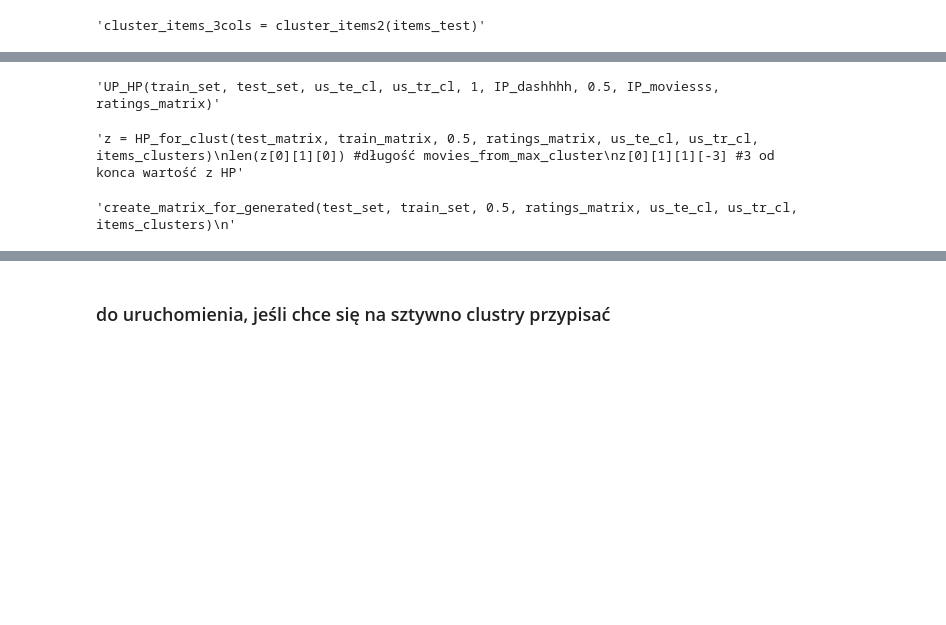
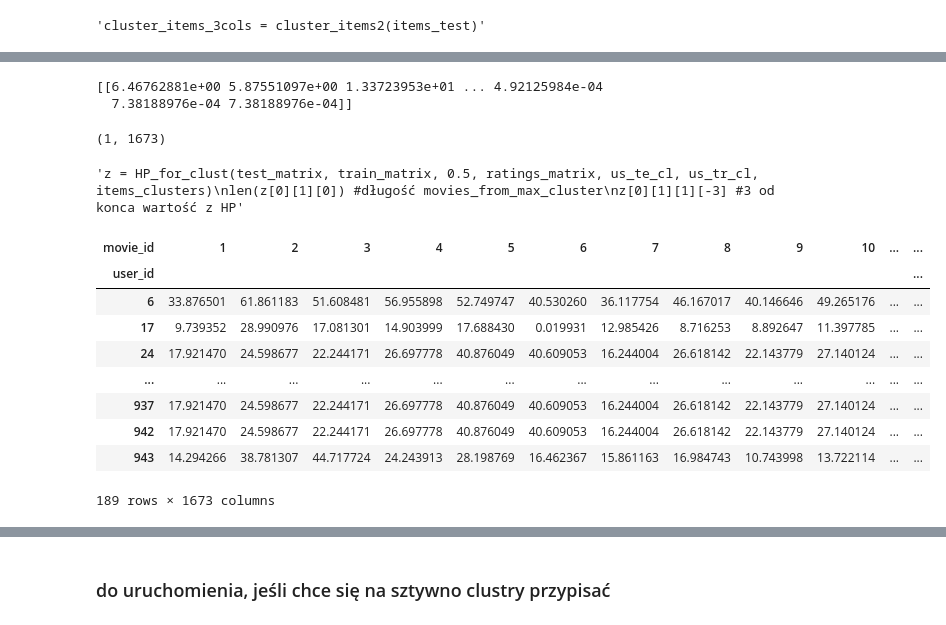
Before and after one commit to WypychKarolina/Cold-Start-Problem-in-RS, a Jupyter notebook: notebooks/popularity/popularity_v2.ipynb, the cells around one changed output, grey strips where cells are left out. Cells and saved outputs as stored; diff of their text form; code cells hidden in the pictures; blank space fills up the shorter version.

```diff
--- a/notebooks/popularity/popularity_v2.ipynb
+++ b/notebooks/popularity/popularity_v2.ipynb
@@ -43,8 +43,8 @@ train_set.to_csv(Path('..','..','outputs','train_set.csv'), index = False)
 test_set.to_csv(Path('..','..','outputs','test_set.csv'), index = False)
 
 all_users_clustered = users_train_clusters = cluster_users(users_train.copy(), users_test.copy())
-users_train_clustered = all_users_clustered[1]
-users_test_clustered = all_users_clustered[0]
+users_train_clustered = all_users_clustered[0]
+users_test_clustered = all_users_clustered[1]
 #items_clustered = cluster_items(items_train)
 #items_clustered.to_csv(Path('..','..','outputs','items_clustered3.csv'), index=False)
 items_clustered = items_train.copy()
@@ -174,9 +187,11 @@ concated_users_clustered = pd.concat([us_tr_cl,us_te_cl], ignore_index=True).sor
 train_and_test = pd.concat([train_set, test_set_zero], ignore_index=False)
 train_and_test = train_and_test.sort_index()"""
 
-"""UP_HP(train_set, test_set, us_te_cl, us_tr_cl, 1, IP_dashhhh, 0.5, IP_moviesss, ratings_matrix)"""
+UP_HP(train_set, test_set, users_test_clustered, users_train_clustered, 1, IP_dashhhh, 0.5, IP_moviesss, matrix).shape
 # %% [output]
-'UP_HP(train_set, test_set, us_te_cl, us_tr_cl, 1, IP_dashhhh, 0.5, IP_moviesss, ratings_matrix)'
+[[6.46762881e+00 5.87551097e+00 1.33723953e+01 ... 4.92125984e-04
+  7.38188976e-04 7.38188976e-04]]
+(1, 1673)
 # %%
 def HP_for_clust(test_matrix, train_matrix, alpha, ratings_matrix, test_users_cl, train_users_cl, items_cl):
 
@@ -227,7 +242,6 @@ def create_matrix_for_generated(test_matrix, train_matrix, alpha, ratings_matrix
 
     #dataframe testowych uzytkownikow z przypisanymi clustrami
     test_users_with_clusters = HP_and_clust[1]
-
     #dataframe pokazujący cluster i ilu uzytkowników do niego nalezy
     num_users_in_clust = test_users_with_clusters.groupby('cluster').agg(users_number = ('cluster','size')).reset_index()
     num_users_in_clust_dict = num_users_in_clust.set_index('cluster')['users_number'].to_dict() #liczba użytkowników w każdym clustrze
@@ -237,36 +251,44 @@ def create_matrix_for_generated(test_matrix, train_matrix, alpha, ratings_matrix
 
     test_users_dictionary = {'user_id':[],
                          'movie_id':[],
                          'rating':[]}
 
     for cl in users_per_cluster.keys():
         num_of_users = num_users_in_clust_dict[cl]
         num_of_items = len(movies_and_HP[cl][0])
 
         multiplied_users = users_per_cluster[cl] * num_of_items
         multiplied_users.sort()
         test_users_dictionary['user_id'].extend(multiplied_users)
         #aktualizuję uzytkowników w clustrze powielając ich tyle razy ile jest przedmiotów,
         #bo każdy musi dany przedmiot mieć oceniony
         users_per_cluster[cl] = multiplied_users
 
         #powielam przedmioty i oceny tyle razy ilu jest użytkowników
         movies_and_HP[cl] = (movies_and_HP[cl][0] * num_of_users, movies_and_HP[cl][1] * num_of_users)
 
         test_users_dictionary['movie_id'].extend(movies_and_HP[cl][0])
         test_users_dictionary['rating'].extend(movies_and_HP[cl][1])
 
         test_ratings_HP = pd.DataFrame(test_users_dictionary)
         test_ratings_HP.to_csv(Path('..','..','outputs','test_ratings.csv'), index=False)
         test_ratings_matrix = test_ratings_HP.pivot(index='user_id', columns='movie_id', values='rating')
         test_ratings_matrix = test_ratings_matrix.fillna(0)
 
     return test_ratings_matrix
 
-"""create_matrix_for_generated(test_set, train_set, 0.5, ratings_matrix, us_te_cl, us_tr_cl, items_clusters)
-"""
+create_matrix_for_generated(test_set, train_set, 0.5, matrix, users_test_clustered, users_train_clustered, items_clustered)
 # %% [output]
+| movie_id | 1 | 2 | 3 | 4 | 5 | 6 | 7 | 8 | 9 | 10 | ... | ... |
+| user_id |  |  |  |  |  |  |  |  |  |  |  | ... |
+| 6 | 33.876501 | 61.861183 | 51.608481 | 56.955898 | 52.749747 | 40.530260 | 36.117754 | 46.167017 | 40.146646 | 49.265176 | ... | ... |
+| 17 | 9.739352 | 28.990976 | 17.081301 | 14.903999 | 17.688430 | 0.019931 | 12.985426 | 8.716253 | 8.892647 | 11.397785 | ... | ... |
+| 24 | 17.921470 | 24.598677 | 22.244171 | 26.697778 | 40.876049 | 40.609053 | 16.244004 | 26.618142 | 22.143779 | 27.140124 | ... | ... |
+| ... | ... | ... | ... | ... | ... | ... | ... | ... | ... | ... | ... | ... |
+| 937 | 17.921470 | 24.598677 | 22.244171 | 26.697778 | 40.876049 | 40.609053 | 16.244004 | 26.618142 | 22.143779 | 27.140124 | ... | ... |
+| 942 | 17.921470 | 24.598677 | 22.244171 | 26.697778 | 40.876049 | 40.609053 | 16.244004 | 26.618142 | 22.143779 | 27.140124 | ... | ... |
+| 943 | 14.294266 | 38.781307 | 44.717724 | 24.243913 | 28.198769 | 16.462367 | 15.861163 | 16.984743 | 10.743998 | 13.722114 | ... | ... |
-'create_matrix_for_generated(test_set, train_set, 0.5, ratings_matrix, us_te_cl, us_tr_cl, items_clusters)\n'
+189 rows × 1673 columns
 # %%
 def show_Hu(row):
     #wybieranie id filmów, dla których w zbiorze testowym użytkownik wystawił jakieś oceny
```
Also changed, not shown: parts of 10 cells of this notebook.
